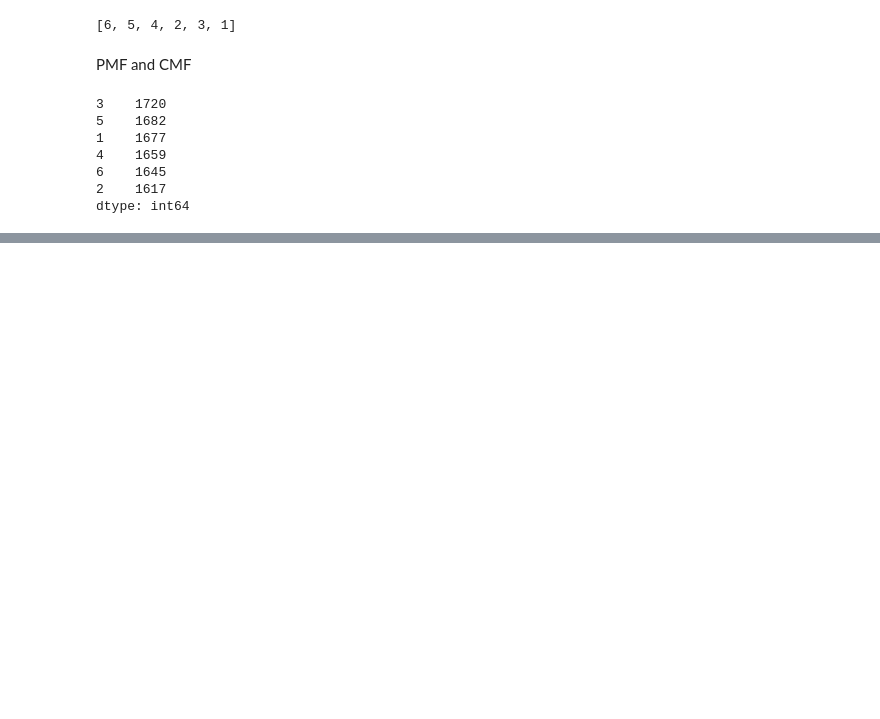
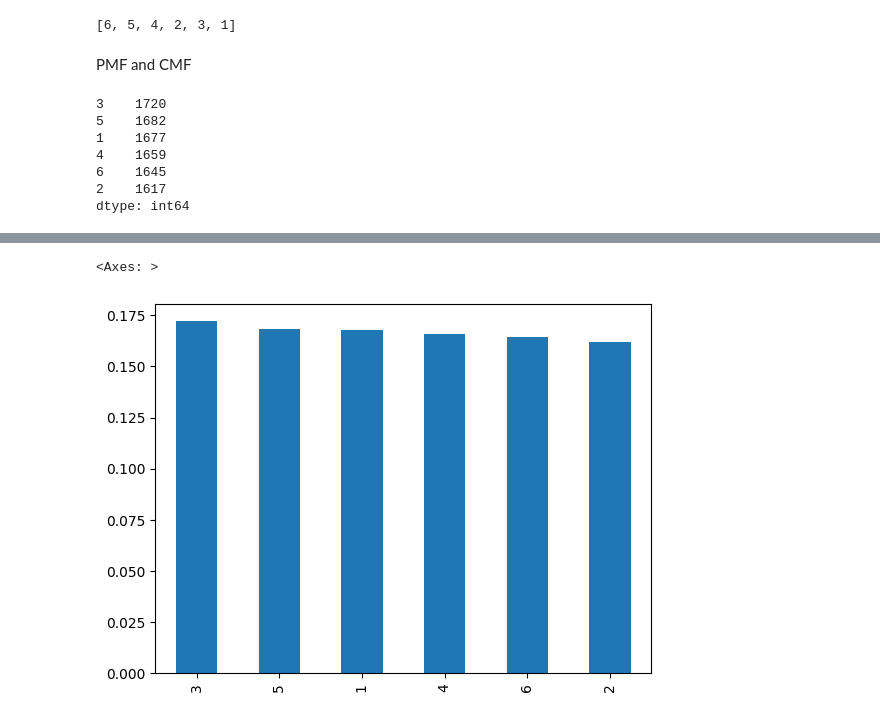
Before and after one commit to pullz6/Statistics_Python, a Jupyter notebook: Statistical_Analysis.ipynb, the cells around one changed output, grey strips where cells are left out. Saved outputs shown, nothing was run; the diff lists cells and outputs as text; code cells hidden in the pictures; blank space fills up the shorter version.

```diff
--- a/Statistical_Analysis.ipynb
+++ b/Statistical_Analysis.ipynb
@@ -154,0 +165,7 @@ dtype: int64
+# %%
+plotting = pd.Series(array).value_counts()/pd.Series(array).value_counts().sum()
+# %%
+plotting.plot(kind='bar')
+# %% [output]
+<Axes: >
+[figure, added]
```
Also changed, not shown: parts of 1 cell of this notebook.
